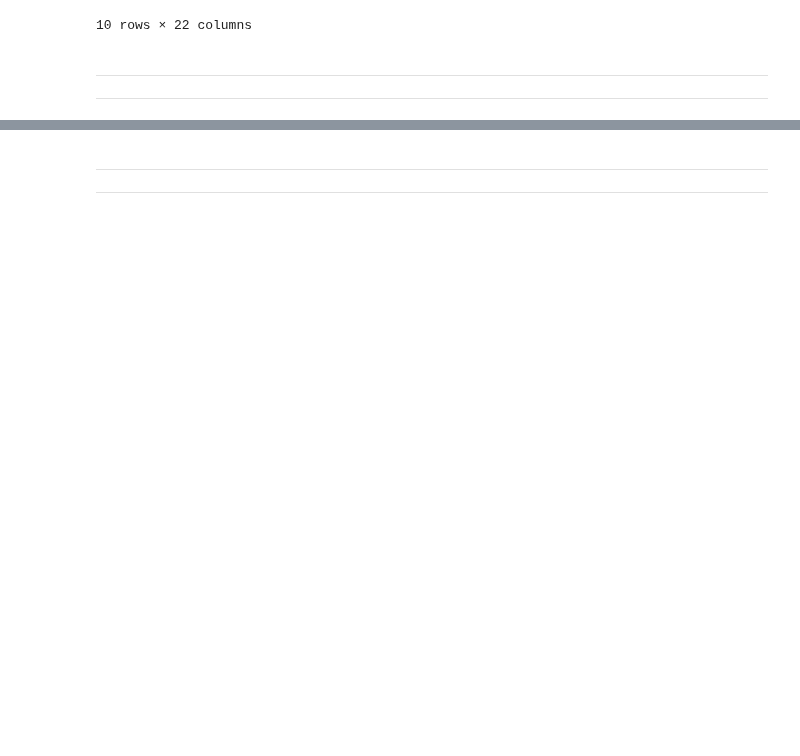
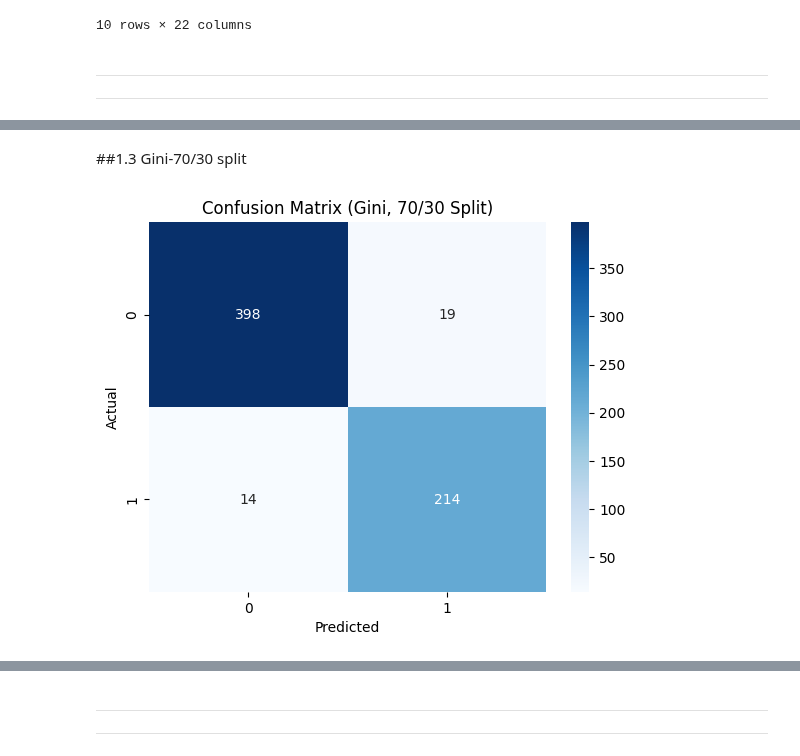
Before and after one commit to shahodi011/IT326-Project, a Jupyter notebook: Reports/Phase3.ipynb, the cells around one changed output, grey strips where cells are left out. Cells and saved outputs as stored; diff of their text form; code cells hidden in the pictures; blank space fills up the shorter version.

```diff
--- a/Reports/Phase3.ipynb
+++ b/Reports/Phase3.ipynb
@@ -274,0 +357,24 @@ To further evaluate the best-performing model, a confusion matrix was plotted to
+# %% [markdown]
+##1.3 Gini-70/30 split
+# %%
+# Confusion matrix: Gini, 70/30 split
+split = 0.7
+criterion = "gini"
+
+X_train, X_test, y_train, y_test = train_test_split(
+    X, y, train_size=split, random_state=42, stratify=y
+)
+
+model_gini_7030 = DecisionTreeClassifier(criterion=criterion, random_state=42)
+model_gini_7030.fit(X_train, y_train)
+
+y_pred = model_gini_7030.predict(X_test)
+cm_gini_7030 = confusion_matrix(y_test, y_pred)
+
+sns.heatmap(cm_gini_7030, annot=True, fmt="d", cmap="Blues")
+plt.title("Confusion Matrix (Gini, 70/30 Split)")
+plt.xlabel("Predicted")
+plt.ylabel("Actual")
+plt.show()
+# %% [output]
+[figure, added]
```
Also changed, not shown: parts of 47 cells of this notebook.
